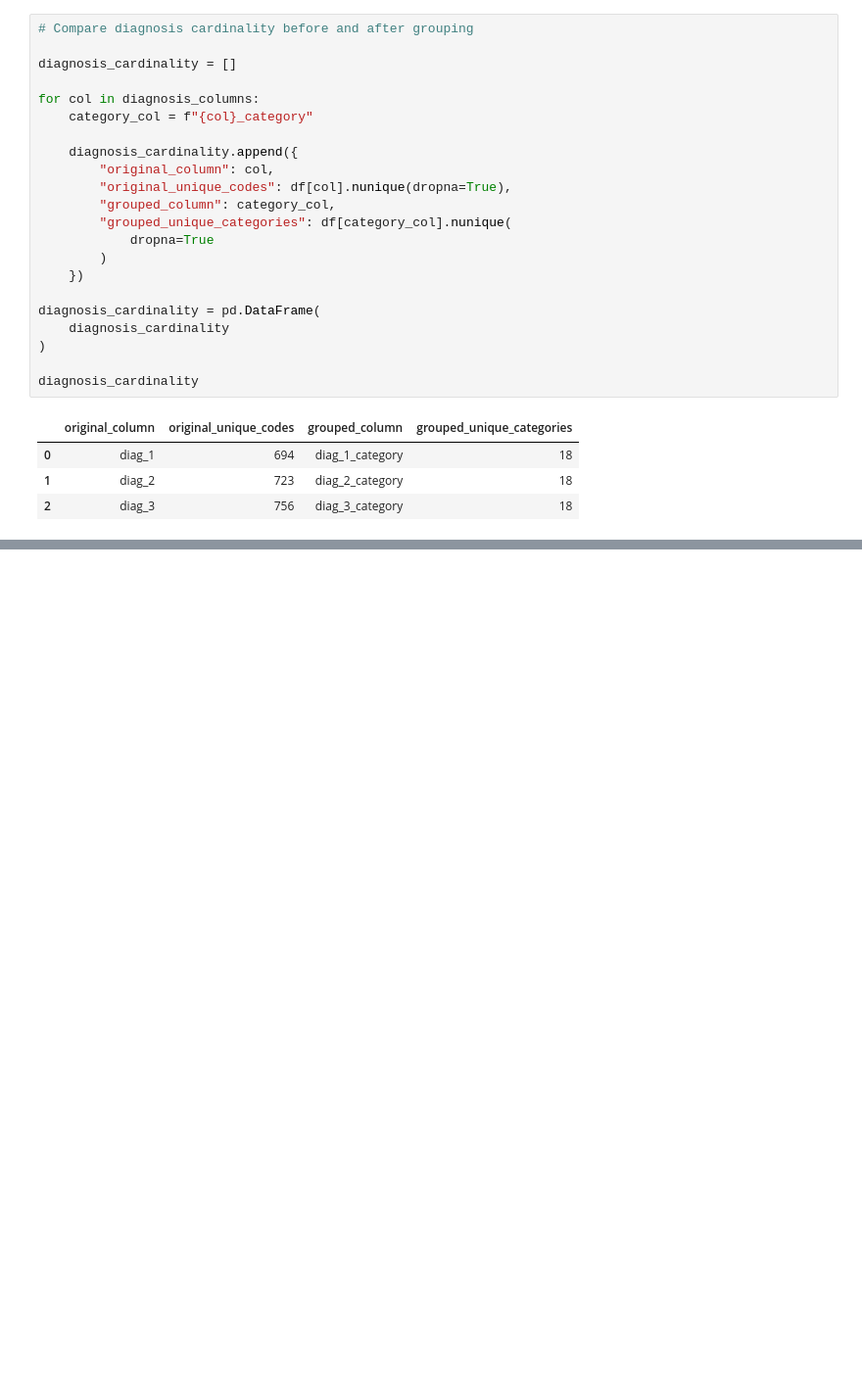
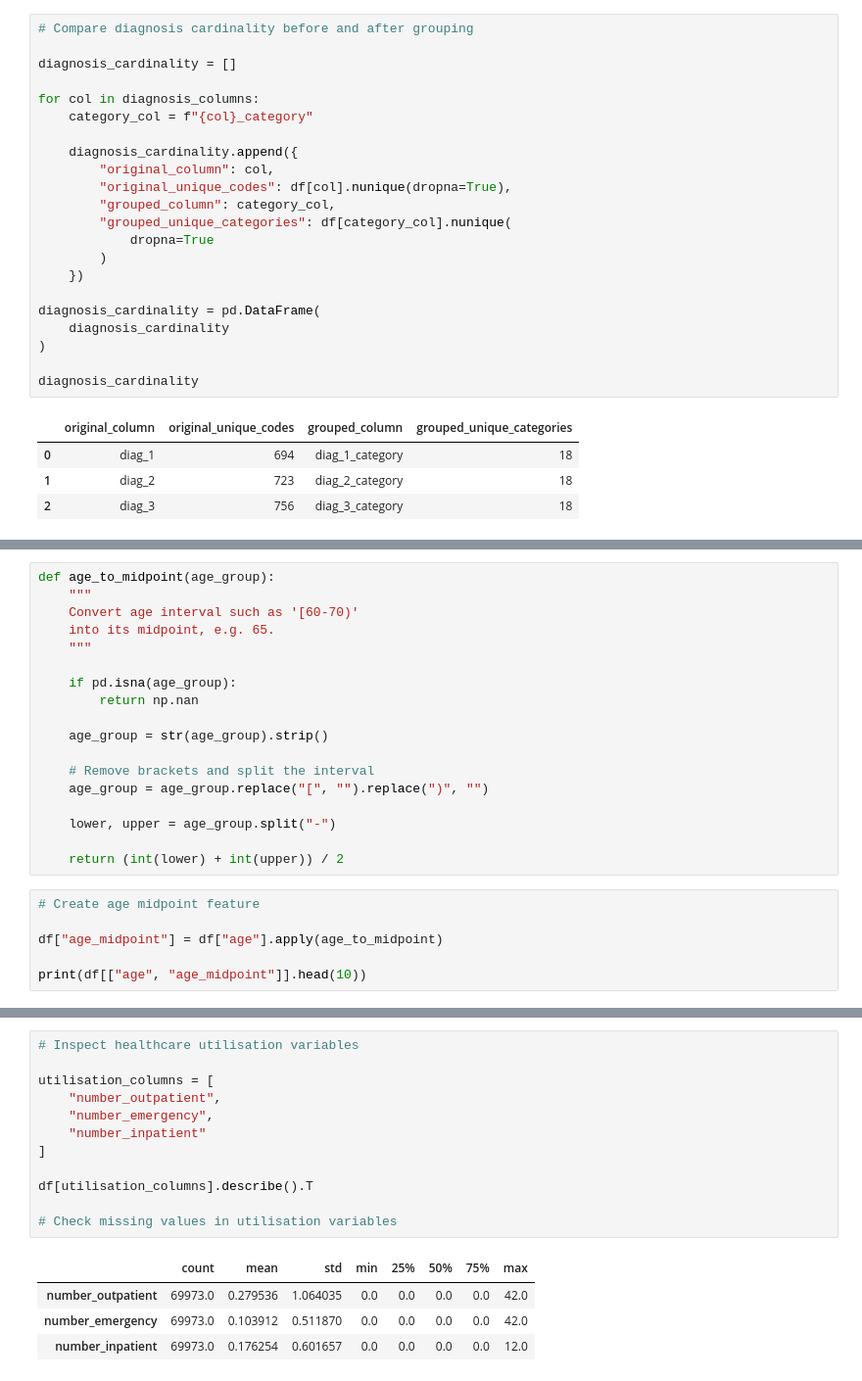
Before and after one commit to mithun6gowda/hospital-readmission-prediction, a Jupyter notebook: data_preparation.ipynb, the cells around one changed output, grey strips where cells are left out. Shown at 98% size. Drawn from its saved outputs; the diff is of its cells as text; blank space fills up the shorter version.

```diff
--- a/data_preparation.ipynb
+++ b/data_preparation.ipynb
@@ -1416,0 +1434,24 @@ diagnosis_cardinality
+# %%
+def age_to_midpoint(age_group):
+    """
+    Convert age interval such as '[60-70)'
+    into its midpoint, e.g. 65.
+    """
+
+    if pd.isna(age_group):
+        return np.nan
+
+    age_group = str(age_group).strip()
+
+    # Remove brackets and split the interval
+    age_group = age_group.replace("[", "").replace(")", "")
+
+    lower, upper = age_group.split("-")
+
+    return (int(lower) + int(upper)) / 2
+# %%
+# Create age midpoint feature
+
+df["age_midpoint"] = df["age"].apply(age_to_midpoint)
+
+print(df[["age", "age_midpoint"]].head(10))
@@ -1416,0 +1505,17 @@ diagnosis_cardinality
+# %%
+# Inspect healthcare utilisation variables
+
+utilisation_columns = [
+    "number_outpatient",
+    "number_emergency",
+    "number_inpatient"
+]
+
+df[utilisation_columns].describe().T
+
+# Check missing values in utilisation variables
+# %% [output]
+|  | count | mean | std | min | 25% | 50% | 75% | max |
+| number_outpatient | 69973.0 | 0.279536 | 1.064035 | 0.0 | 0.0 | 0.0 | 0.0 | 42.0 |
+| number_emergency | 69973.0 | 0.103912 | 0.511870 | 0.0 | 0.0 | 0.0 | 0.0 | 42.0 |
+| number_inpatient | 69973.0 | 0.176254 | 0.601657 | 0.0 | 0.0 | 0.0 | 0.0 | 12.0 |
```
Also changed, not shown: parts of 41 cells of this notebook.
